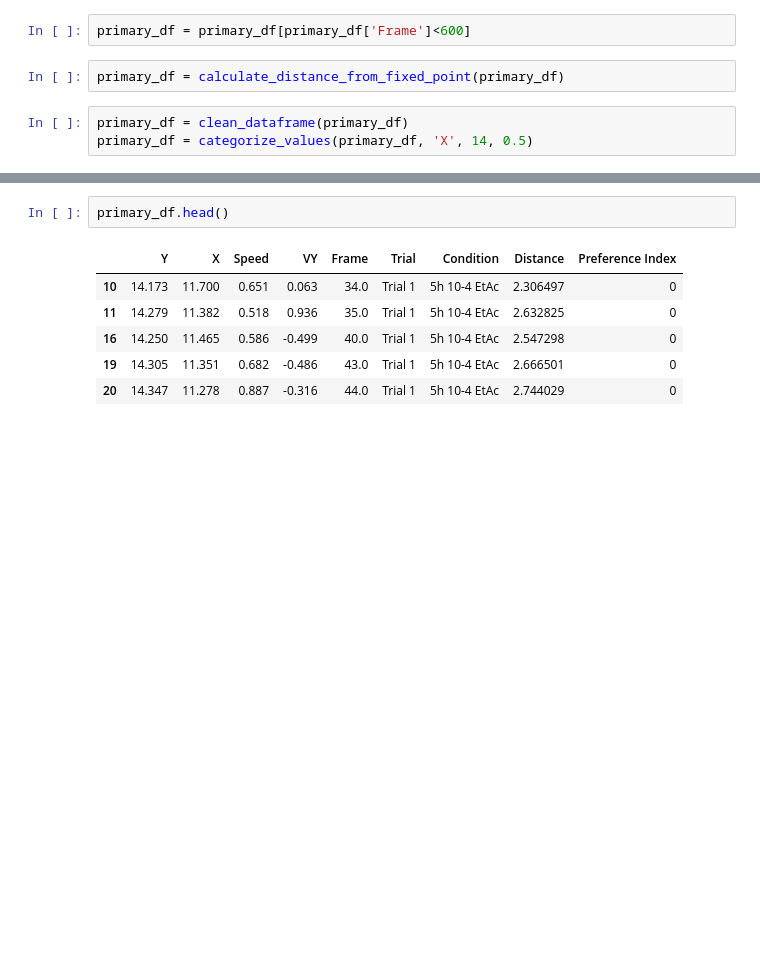
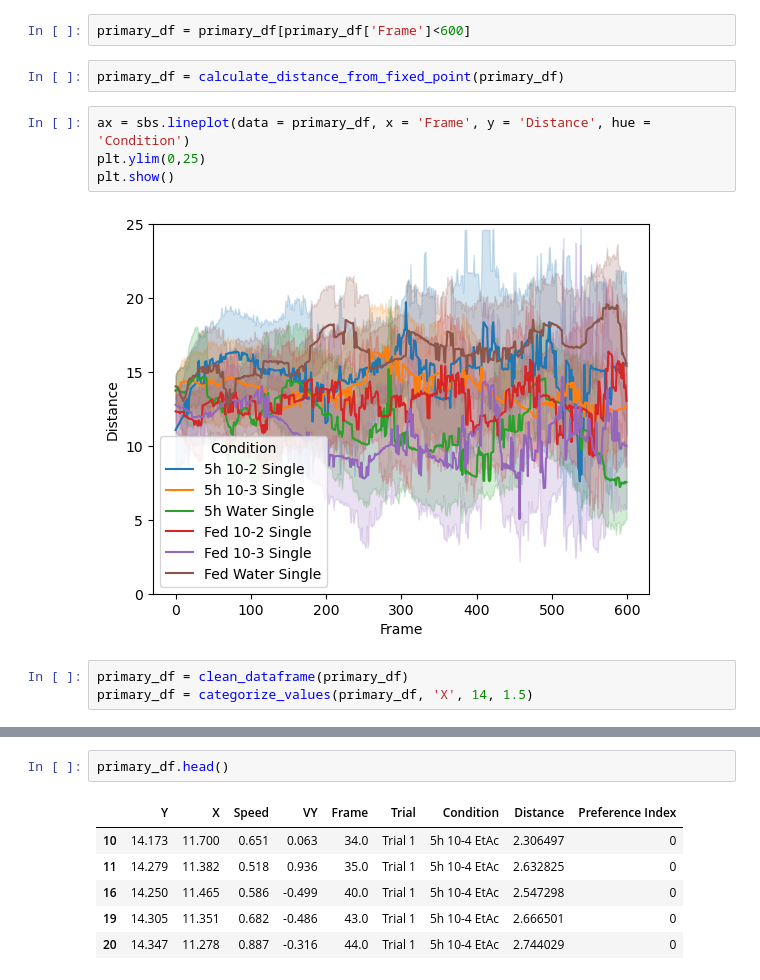
Before and after one commit to HariPNarayanan/larva-locater, a Jupyter notebook: Hard Save - PEP 8/Preference Index - PEP 8.ipynb, the cells around one changed output, grey strips where cells are left out. Cells and saved outputs as stored; diff of their text form; blank space fills up the shorter version.

```diff
--- a/Hard Save - PEP 8/Preference Index - PEP 8.ipynb
+++ b/Hard Save - PEP 8/Preference Index - PEP 8.ipynb
@@ -196,6 +196,12 @@ primary_df = data_to_dataframe(filepath)
 primary_df = primary_df[primary_df['Frame']<600]
 # %%
 primary_df = calculate_distance_from_fixed_point(primary_df)
+# %%
+ax = sbs.lineplot(data = primary_df, x = 'Frame', y = 'Distance', hue = 'Condition')
+plt.ylim(0,25)
+plt.show()
+# %% [output]
+[figure, added]
 # %%
 primary_df = clean_dataframe(primary_df)
-primary_df = categorize_values(primary_df, 'X', 14, 0.5)
+primary_df = categorize_values(primary_df, 'X', 14, 1.5)
```
Also changed, not shown: parts of 11 cells of this notebook.
